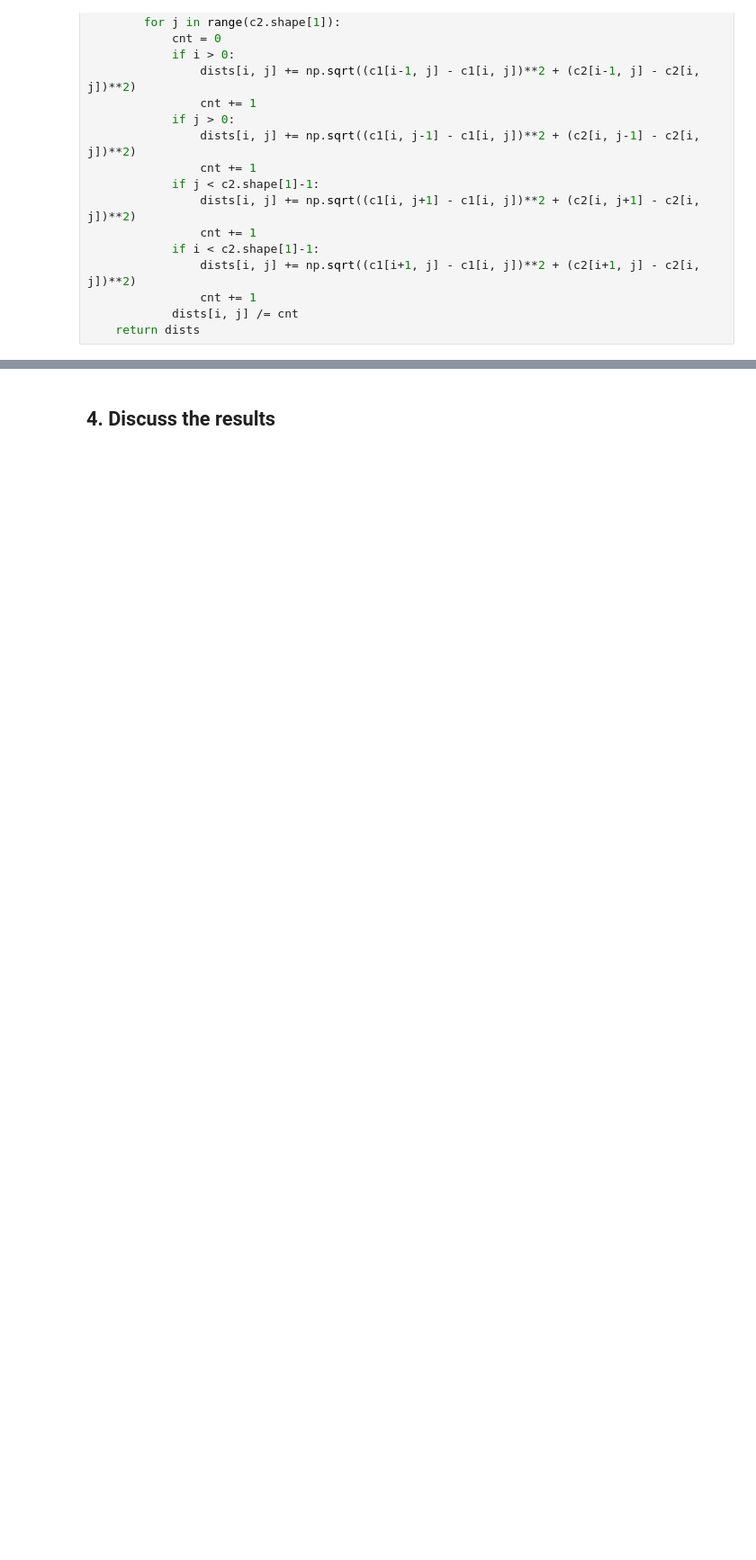
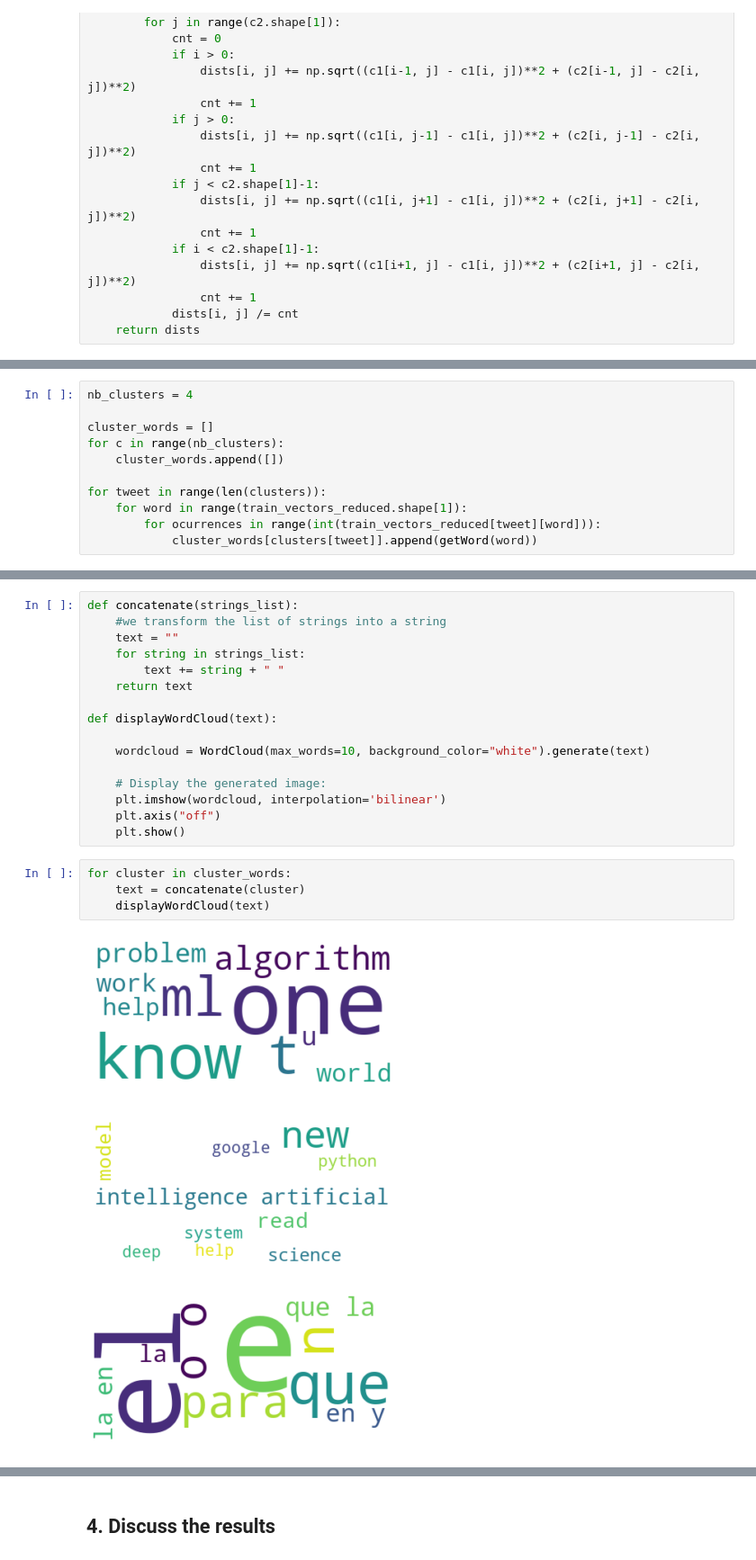
Before and after one commit to arnaud22560/P21_ML_Applications_Twitter_SOM_Clustering_NN_D1, a Jupyter notebook: Tweet Clustering with SOMs.ipynb, the cells around one changed output, grey strips where cells are left out. Shown at 90% size. Cells and saved outputs as stored; diff of their text form; blank space fills up the shorter version.

Commit message:
Word Clouds

```diff
--- a/Tweet Clustering with SOMs.ipynb
+++ b/Tweet Clustering with SOMs.ipynb
@@ -469,0 +488,11 @@ sns.heatmap(umat, cmap='coolwarm')
+# %%
+nb_clusters = 4
+
+cluster_words = []
+for c in range(nb_clusters):
+    cluster_words.append([])
+
+for tweet in range(len(clusters)):
+    for word in range(train_vectors_reduced.shape[1]):
+        for ocurrences in range(int(train_vectors_reduced[tweet][word])):
+            cluster_words[clusters[tweet]].append(getWord(word))
@@ -469,0 +506,24 @@ sns.heatmap(umat, cmap='coolwarm')
+# %%
+def concatenate(strings_list):
+    #we transform the list of strings into a string
+    text = ""
+    for string in strings_list:
+        text += string + " "
+    return text
+
+def displayWordCloud(text):
+
+    wordcloud = WordCloud(max_words=10, background_color="white").generate(text)
+
+    # Display the generated image:
+    plt.imshow(wordcloud, interpolation='bilinear')
+    plt.axis("off")
+    plt.show()
+# %%
+for cluster in cluster_words:
+    text = concatenate(cluster)
+    displayWordCloud(text)
+# %% [output]
+[figure, added]
+[figure, added]
+[figure, added]
```
Also changed, not shown: parts of 22 cells of this notebook, 1 other file.
